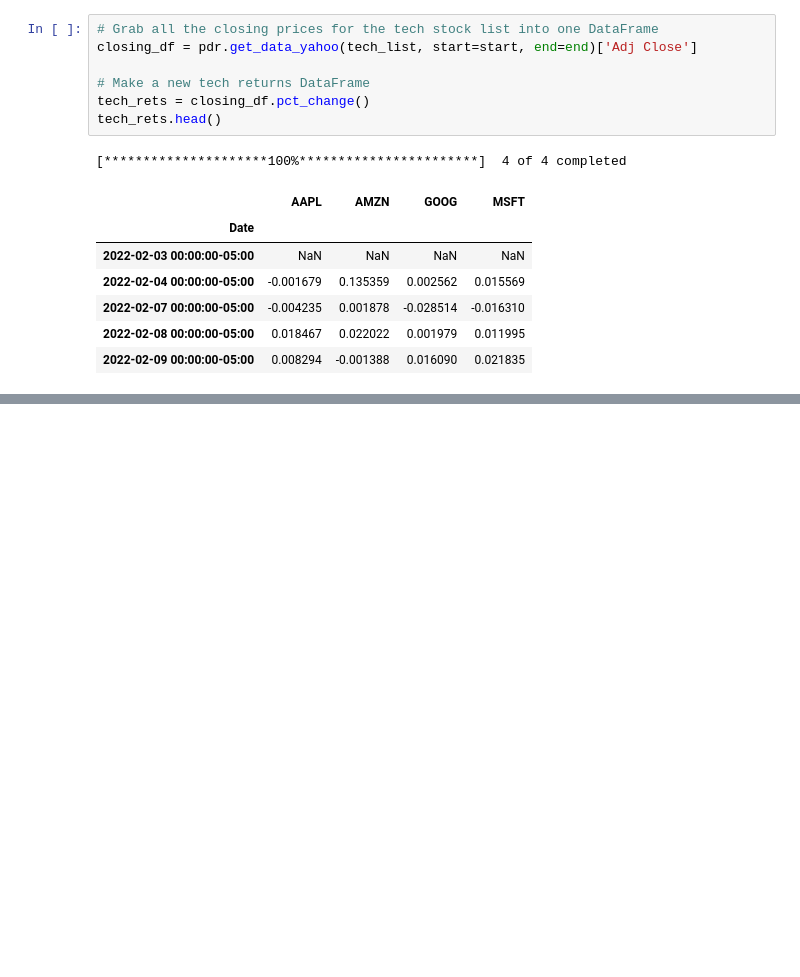
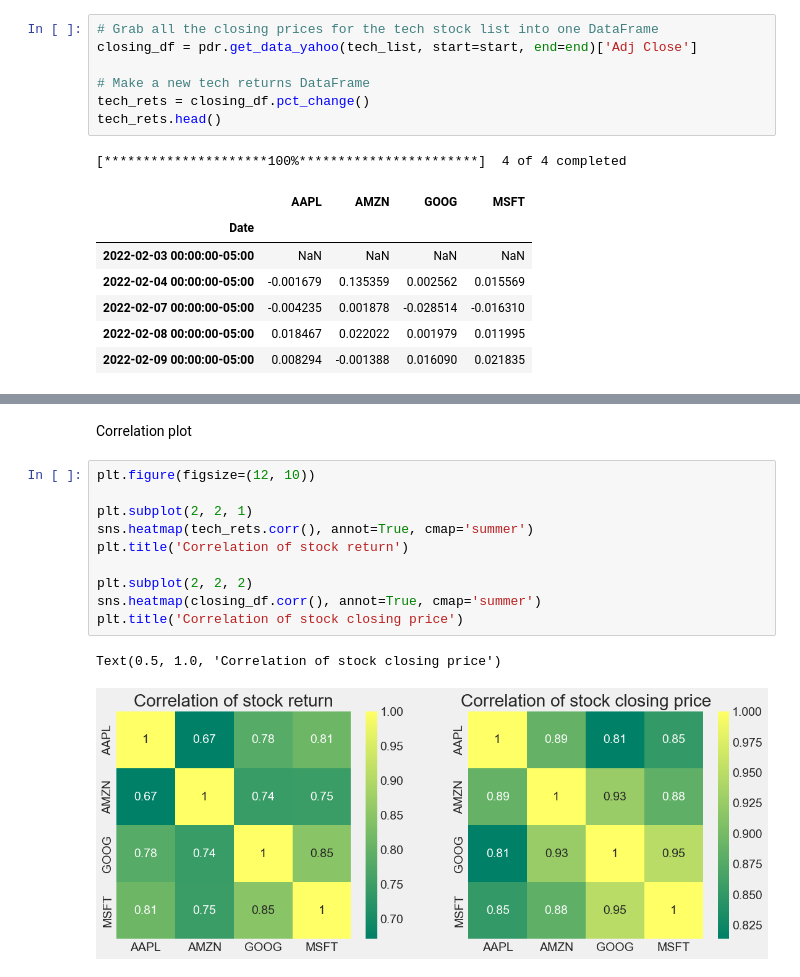
Before and after one commit to josefigarola/ML_Practices, a Jupyter notebook: StockMarketAnalysis.ipynb, the cells around one changed output, grey strips where cells are left out. Drawn from its saved outputs; the diff is of its cells as text; blank space fills up the shorter version.

```diff
--- a/StockMarketAnalysis.ipynb
+++ b/StockMarketAnalysis.ipynb
@@ -223,0 +273,15 @@ tech_rets.head()
+# %% [markdown]
+Correlation plot
+# %%
+plt.figure(figsize=(12, 10))
+
+plt.subplot(2, 2, 1)
+sns.heatmap(tech_rets.corr(), annot=True, cmap='summer')
+plt.title('Correlation of stock return')
+
+plt.subplot(2, 2, 2)
+sns.heatmap(closing_df.corr(), annot=True, cmap='summer')
+plt.title('Correlation of stock closing price')
+# %% [output]
+Text(0.5, 1.0, 'Correlation of stock closing price')
+[figure, added]
```
Also changed, not shown: parts of 11 cells of this notebook.
